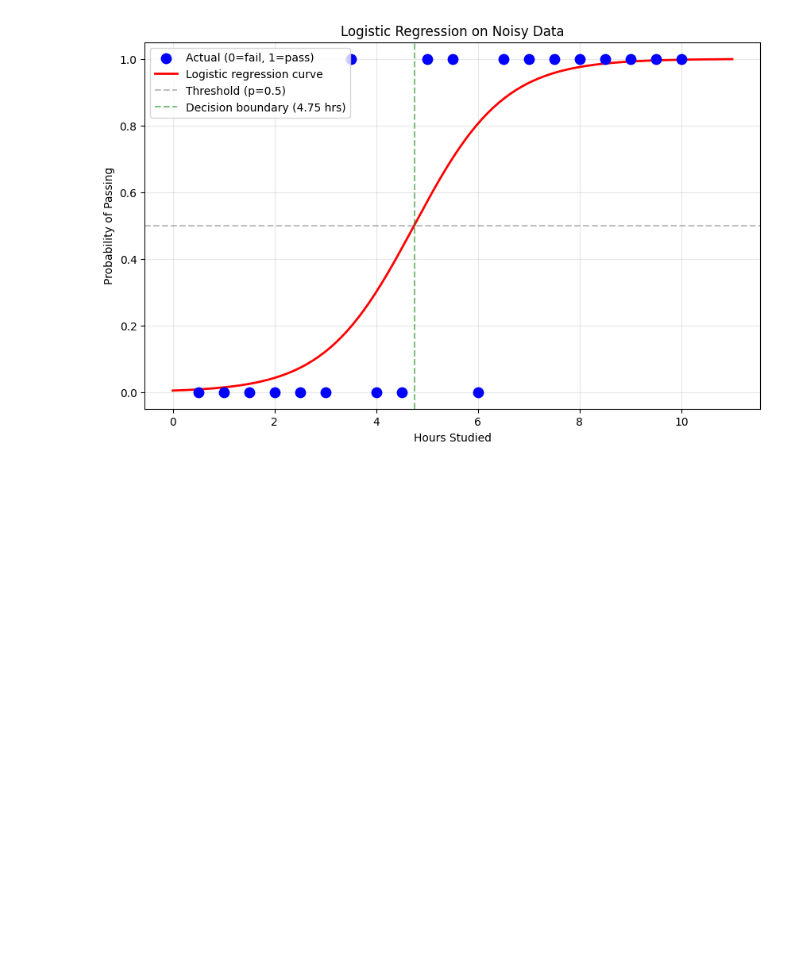
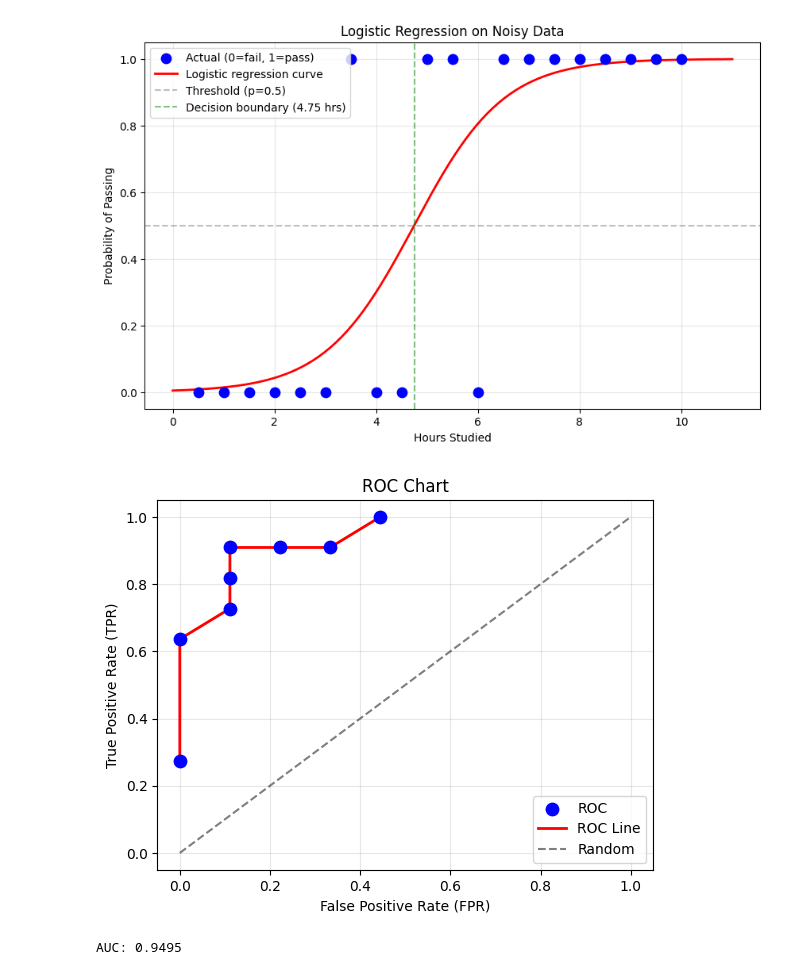
Before and after one commit to NitinChoudhari/ml-deep-dive, a Jupyter notebook: 06-logistic-regression/logistic_regression_noisy_data.ipynb, the cells around one changed output. Saved outputs shown, nothing was run; the diff lists cells and outputs as text; code cells hidden in the pictures; blank space fills up the shorter version.

Commit message:
Computed ROC & AUC for Logistic Regression from scratch & using sklearn + Update README: add ROC, AUC, and full evaluation pipeline documentation

```diff
--- a/06-logistic-regression/logistic_regression_noisy_data.ipynb
+++ b/06-logistic-regression/logistic_regression_noisy_data.ipynb
@@ -123,0 +153,34 @@ plt.show()
+# %%
+thresolds = [0.1, 0.3, 0.4, 0.5, 0.7, 0.8, 0.9, 0.99]
+for thresold in thresolds:
+    compute_roc(thresold)
+
+FPR.sort()
+TPR.sort()
+# %%
+# Visualize
+import matplotlib.pyplot as plt
+
+# plt.figure(figsize=(10, 6))
+plt.scatter(FPR, TPR, color='blue', s=80, label='ROC', zorder=3)
+
+plt.plot(FPR, TPR, color='red', linewidth=2, label='ROC Line')
+# plt.plot([min(FPR), max(FPR)], [min(TPR), max(TPR)], 'k--', alpha=0.5, label='Random classifier')
+plt.plot([0, 1], [0, 1], 'k--', alpha=0.5, label='Random')
+# plt.xlim([0, 1])
+# plt.ylim([0, 1])
+plt.title('ROC Chart')
+plt.xlabel('False Positive Rate (FPR)')
+plt.ylabel('True Positive Rate (TPR)')
+plt.legend()
+plt.grid(True, alpha=0.3)
+plt.show()
+# %% [output]
+[figure, added]
+# %%
+from sklearn.metrics import roc_auc_score
+
+auc = roc_auc_score(y, train_prob)
+print(f"AUC: {auc:.4f}")
+# %% [output]
+AUC: 0.9495
```
Also changed, not shown: parts of 2 cells of this notebook, 2 other files.
